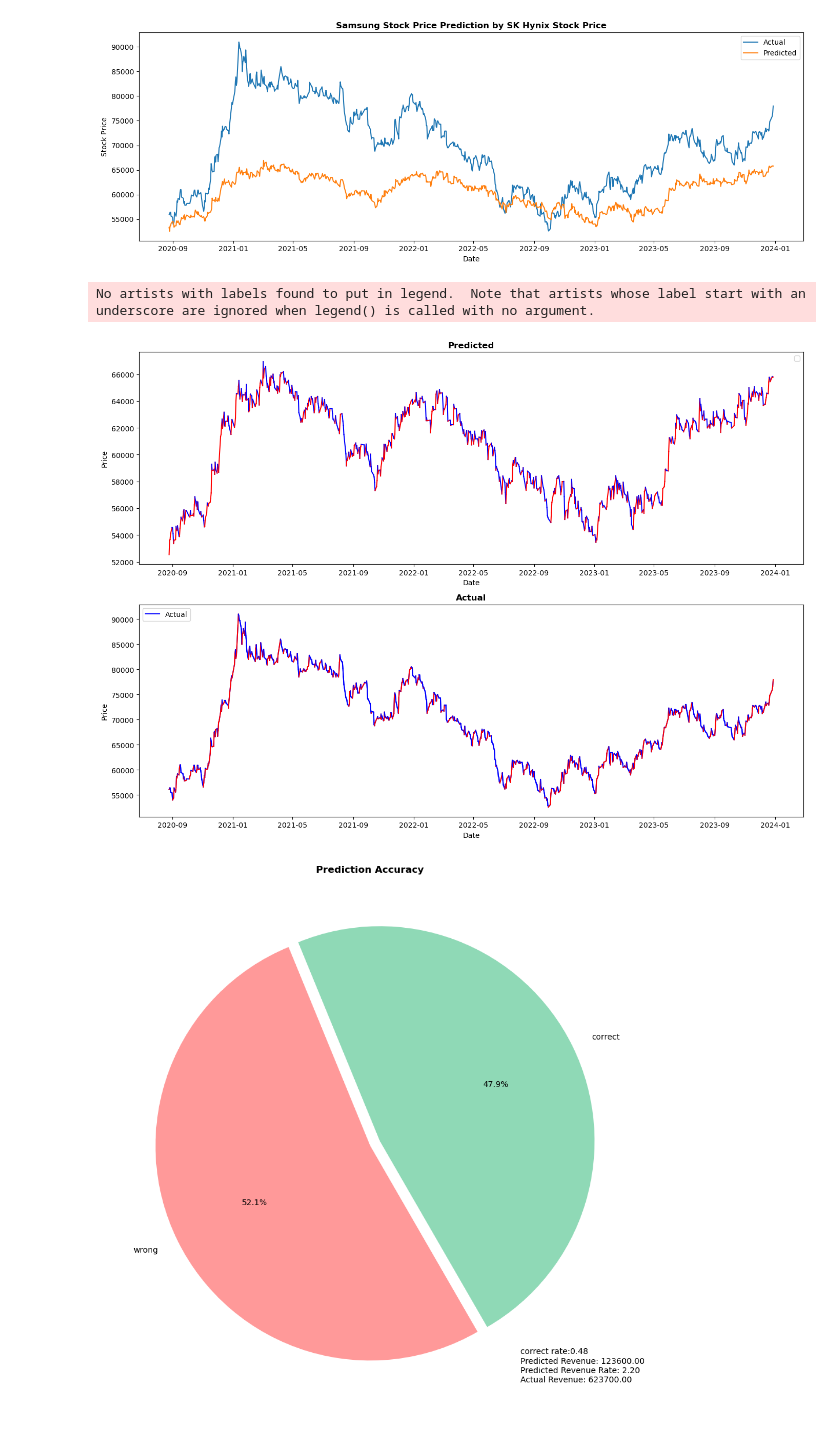
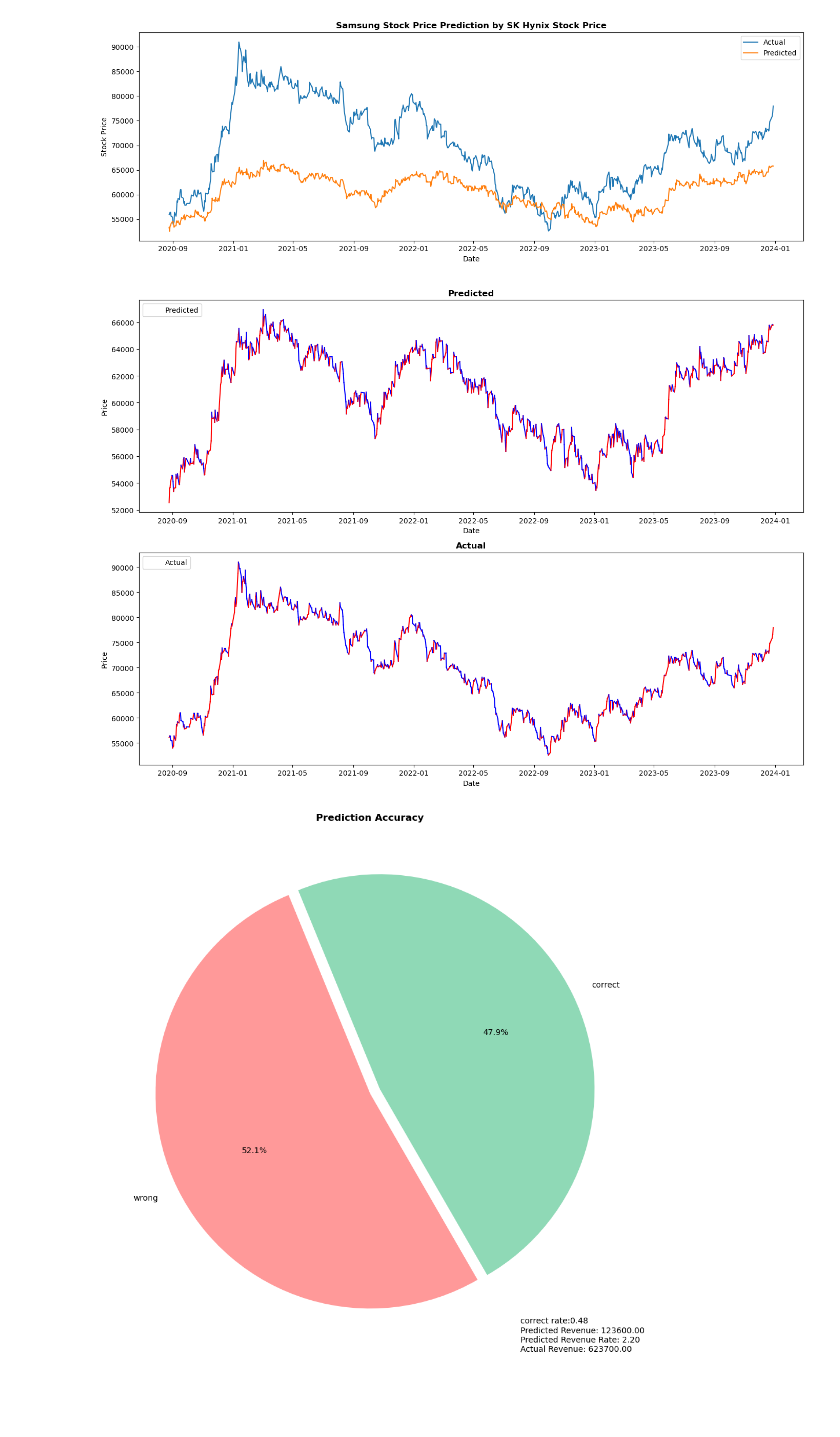
Before and after one commit to rkdgusdh/predict_stock_market_movement, a Jupyter notebook: method3.ipynb, the cells around one changed output. Saved outputs shown, nothing was run; the diff lists cells and outputs as text; code cells hidden in the pictures; blank space fills up the shorter version.

Commit message:
ADD legend

```diff
--- a/method3.ipynb
+++ b/method3.ipynb
@@ -183,30 +183,18 @@ for i in range(len(predictions_df['diff'])-1):
 # print(boundary[2][-1])
 # %%
 fig, axs = plt.subplots(2,1, figsize=(14,10))
-# axs[0].plot(predictions_df['Predicted'], label='Predicted', color='r')
+axs[0].plot(predictions_df['Predicted'], label='Predicted', color='r', alpha=0)
 for i in range(len(predictions_df)-1):
     if predictions_df.iloc[i+1, 1] > 0:
         axs[0].plot(predictions_df.iloc[i:i+2, 0], color='r')
     else:
         axs[0].plot(predictions_df.iloc[i:i+2, 0], color='b')
-# for i in range(len(boundary[0])-1):
-#     if boundary[0][i][1] == 1:
-#         axs[0].axvspan(boundary[0][i][0], boundary[0][i+1][0], color='g', alpha=0.4, linewidth=0, hatch='///')
-#     else:
-#         axs[0].axvspan(boundary[0][i][0], boundary[0][i+1][0], color='r', alpha=0.4, linewidth=0, hatch='///')
-# axs[0].axvspan(boundary[0][-1][0], predictions_df['diff'].index[-1], color='r', alpha=0.4, linewidth=0, hatch='///')
 axs[0].set_title('Predicted', fontdict={'fontweight': 'bold', 'fontsize': 12})
 axs[0].set_xlabel('Date')
 axs[0].set_ylabel('Price')
-axs[0].legend()
+axs[0].legend(loc='upper left')
 
-axs[1].plot(actual_df['Actual'], label='Actual', color='b')
-# for i in range(len(boundary[1])-1):
-#     if boundary[1][i][1] == 1:
-#         axs[1].axvspan(boundary[1][i][0], boundary[1][i+1][0], color='g', alpha=0.4, linewidth=0, hatch='///')
-#     else:
-#         axs[1].axvspan(boundary[1][i][0], boundary[1][i+1][0], color='r', alpha=0.4, linewidth=0, hatch='///')
-# axs[1].axvspan(boundary[1][-1][0], actual_df['diff'].index[-1], color='g', alpha=0.4, linewidth=0, hatch='///')
+axs[1].plot(actual_df['Actual'], label='Actual', color='w', alpha=0)
 for i in range(len(actual_df)-1):
     if actual_df.iloc[i+1, 1] > 0:
         axs[1].plot(actual_df.iloc[i:i+2, 0], color='r')
@@ -220,8 +208,7 @@ axs[1].legend(loc='upper left')
 plt.tight_layout()
 plt.show()
 # %% [output]
-No artists with labels found to put in legend.  Note that artists whose label start with an underscore are ignored when legend() is called with no argument.
-[figure, old version]
+[figure, new version]
 # %%
 check = pd.DataFrame(columns=['correct', 'wrong'], index=predictions_df.index)
 cnt = 0
@@ -270,10 +257,10 @@ if flag_a:
 # %%
 fig = plt.figure(figsize=(10, 10))
 plt.pie([cnt, len(boundary[2])-cnt], labels=['correct', 'wrong'], autopct='%1.1f%%', startangle=-60,
         colors=['#8fd9b6', '#ff9999'], explode=(0.05, 0))
-plt.text(0.7, -1.1, f'correct rate:{cnt/len(check):.2f}\nPredicted Revenue: {predict_revenue:.2f}\nPredicted Revenue Rate: {predict_revenue/actual_df.iloc[0, 0]:.2f}\nActual Revenue: {actual_revenue:.2f}')
+plt.text(0.7, -1.2, f'correct rate:{cnt/len(check):.2f}\nPredicted Revenue: {predict_revenue:.2f}\nPredicted Revenue Rate: {predict_revenue/actual_df.iloc[0, 0]:.2f}\nActual Revenue: {actual_revenue:.2f}')
 plt.title('Prediction Accuracy', fontdict={'fontweight': 'bold', 'fontsize': 12})
 plt.tight_layout()
 plt.show()
 # %% [output]
-[figure, old version]
+[figure, new version]
```
